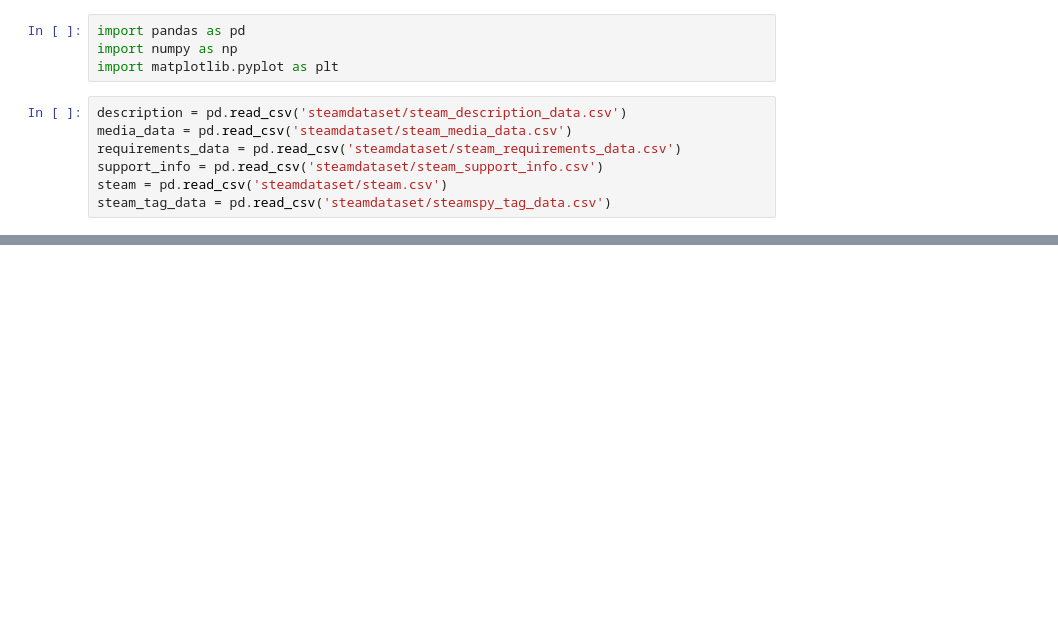
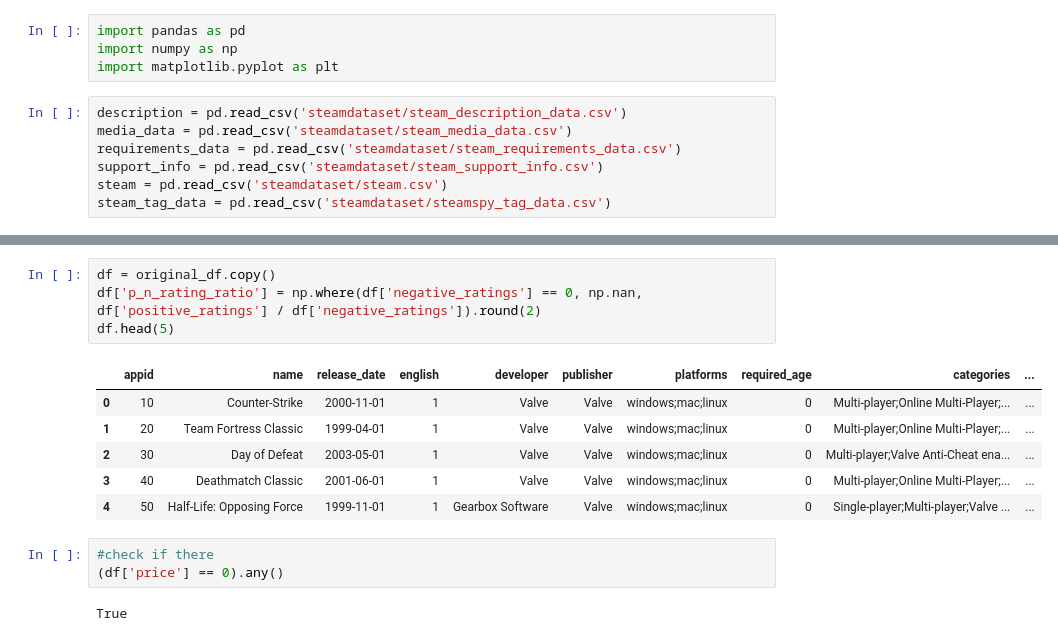
Before and after one commit to basheppo/GameRecommandationSystem, a Jupyter notebook: Data/cleanData.ipynb, the cells around one changed output, grey strips where cells are left out. Saved outputs shown, nothing was run; the diff lists cells and outputs as text; blank space fills up the shorter version.

```diff
--- a/Data/cleanData.ipynb
+++ b/Data/cleanData.ipynb
@@ -29,0 +71,16 @@ df = steam.dropna() # steam.fillna('Missing')
+# %%
+df = original_df.copy()
+df['p_n_rating_ratio'] = np.where(df['negative_ratings'] == 0, np.nan, df['positive_ratings'] / df['negative_ratings']).round(2)
+df.head(5)
+# %% [output]
+|  | appid | name | release_date | english | developer | publisher | platforms | required_age | categories | ... |
+| 0 | 10 | Counter-Strike | 2000-11-01 | 1 | Valve | Valve | windows;mac;linux | 0 | Multi-player;Online Multi-Player;... | ... |
+| 1 | 20 | Team Fortress Classic | 1999-04-01 | 1 | Valve | Valve | windows;mac;linux | 0 | Multi-player;Online Multi-Player;... | ... |
+| 2 | 30 | Day of Defeat | 2003-05-01 | 1 | Valve | Valve | windows;mac;linux | 0 | Multi-player;Valve Anti-Cheat ena... | ... |
+| 3 | 40 | Deathmatch Classic | 2001-06-01 | 1 | Valve | Valve | windows;mac;linux | 0 | Multi-player;Online Multi-Player;... | ... |
+| 4 | 50 | Half-Life: Opposing Force | 1999-11-01 | 1 | Gearbox Software | Valve | windows;mac;linux | 0 | Single-player;Multi-player;Valve ... | ... |
+# %%
+#check if there
+(df['price'] == 0).any()
+# %% [output]
+True
```
Also changed, not shown: parts of 8 cells of this notebook, 2 other files.
